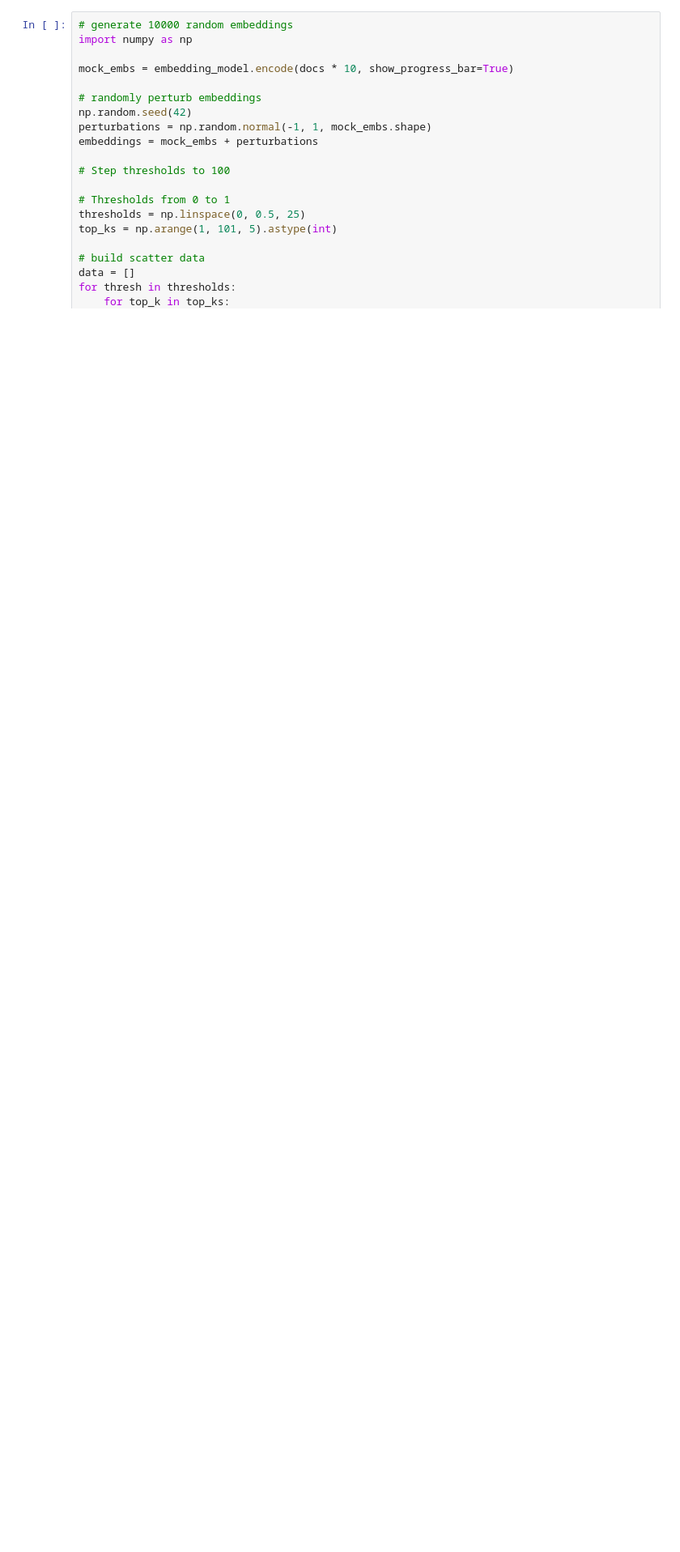
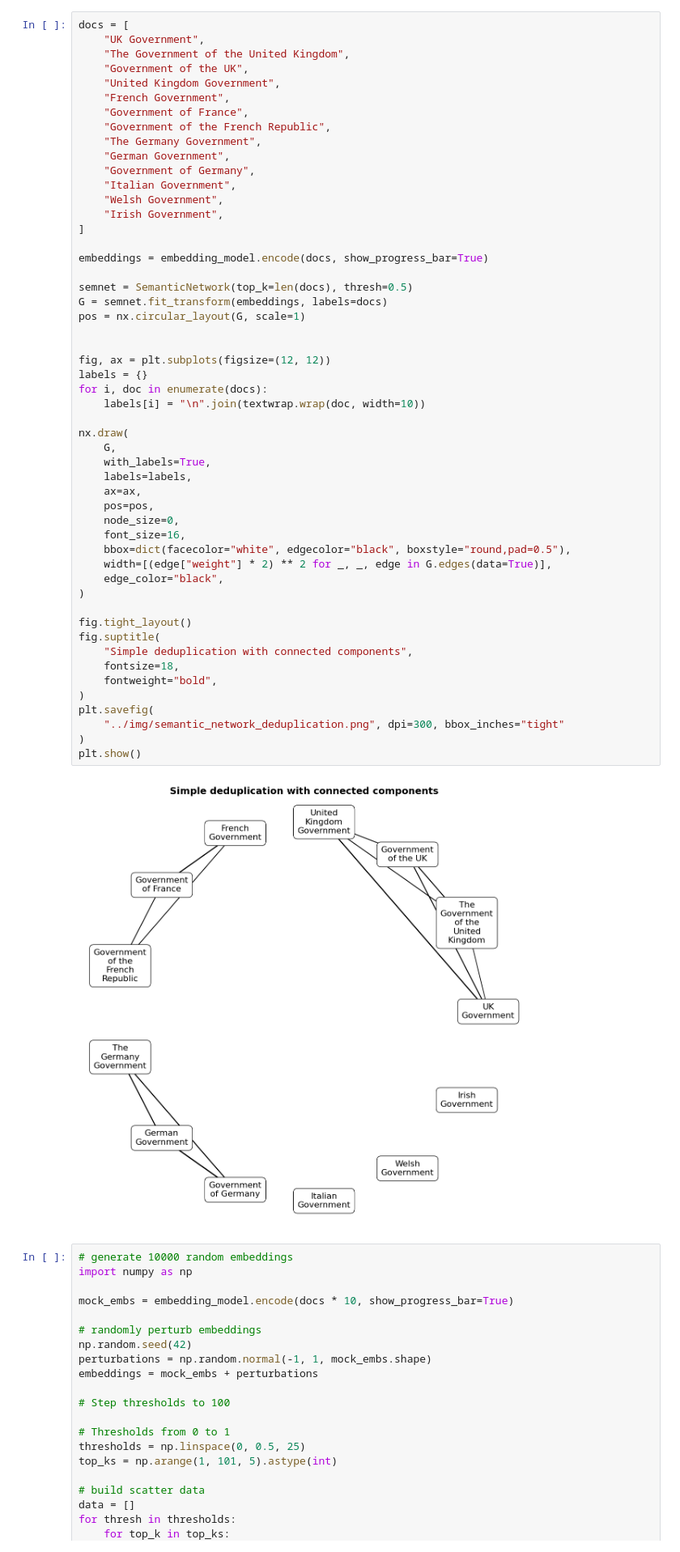
Before and after one commit to specialprocedures/semnet, a Jupyter notebook: examples/docs_charts.ipynb, the cells around one changed output. Shown at 81% size. Drawn from its saved outputs; the diff is of its cells as text; blank space fills up the shorter version.

```diff
--- a/examples/docs_charts.ipynb
+++ b/examples/docs_charts.ipynb
@@ -127,6 +127,60 @@ fig.suptitle(
 fig.savefig("../img/semantic_network_top_k.png", dpi=300, bbox_inches="tight")
 # %% [output]
 [figure]
+# %%
+docs = [
+    "UK Government",
+    "The Government of the United Kingdom",
+    "Government of the UK",
+    "United Kingdom Government",
+    "French Government",
+    "Government of France",
+    "Government of the French Republic",
+    "The Germany Government",
+    "German Government",
+    "Government of Germany",
+    "Italian Government",
+    "Welsh Government",
+    "Irish Government",
+]
+
+embeddings = embedding_model.encode(docs, show_progress_bar=True)
+
+semnet = SemanticNetwork(top_k=len(docs), thresh=0.5)
+G = semnet.fit_transform(embeddings, labels=docs)
+pos = nx.circular_layout(G, scale=1)
+
+
+fig, ax = plt.subplots(figsize=(12, 12))
+labels = {}
+for i, doc in enumerate(docs):
+    labels[i] = "\n".join(textwrap.wrap(doc, width=10))
+
+nx.draw(
+    G,
+    with_labels=True,
+    labels=labels,
+    ax=ax,
+    pos=pos,
+    node_size=0,
+    font_size=16,
+    bbox=dict(facecolor="white", edgecolor="black", boxstyle="round,pad=0.5"),
+    width=[(edge["weight"] * 2) ** 2 for _, _, edge in G.edges(data=True)],
+    edge_color="black",
+)
+
+fig.tight_layout()
+fig.suptitle(
+    "Simple deduplication with connected components",
+    fontsize=18,
+    fontweight="bold",
+)
+plt.savefig(
+    "../img/semantic_network_deduplication.png", dpi=300, bbox_inches="tight"
+)
+plt.show()
+# %% [output]
+[figure, added]
 # %%
 # generate 10000 random embeddings
 import numpy as np
```
Also changed, not shown: 6 other files.
